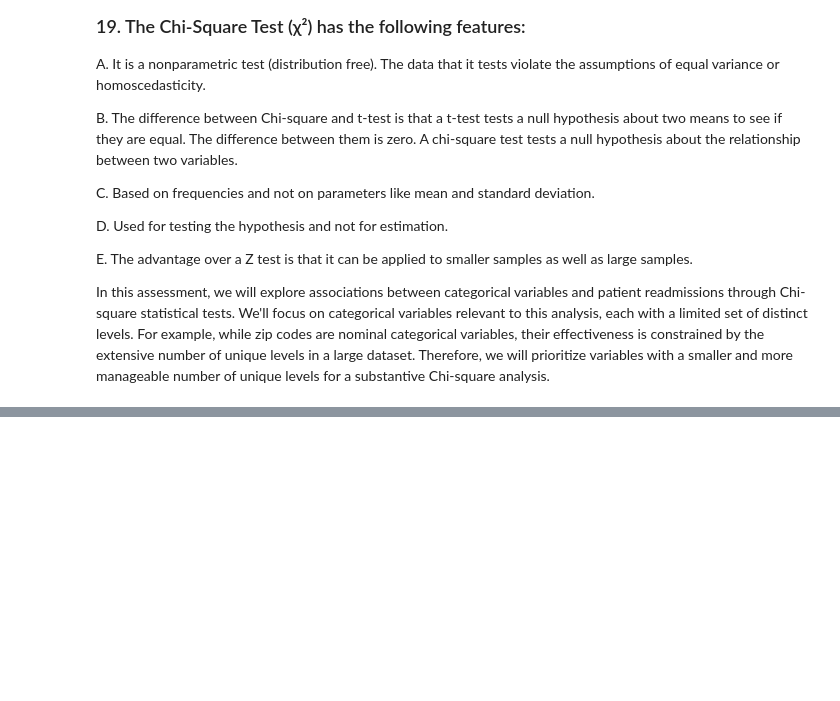
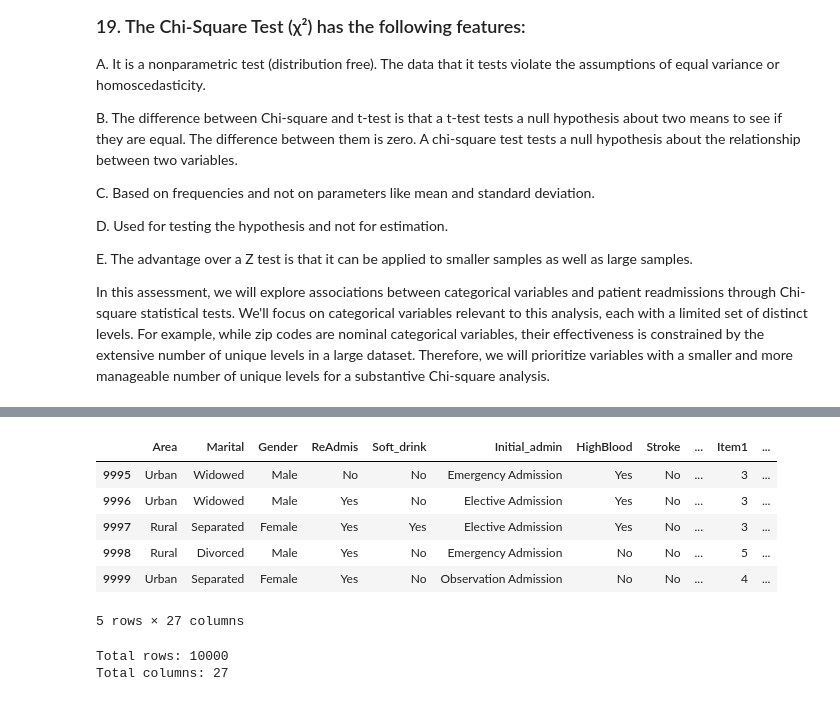
Before and after one commit to vertigoa/master, a Jupyter notebook: main.ipynb, the cells around one changed output, grey strips where cells are left out. Saved outputs shown, nothing was run; the diff lists cells and outputs as text; code cells hidden in the pictures; blank space fills up the shorter version.

```diff
--- a/main.ipynb
+++ b/main.ipynb
@@ -650,0 +755,19 @@ In this assessment, we will explore associations between categorical variables a
+# %%
+# View the last 5 rows of the dataframe
+df.tail()
+# %% [output]
+|  | Area | Marital | Gender | ReAdmis | Soft_drink | Initial_admin | HighBlood | Stroke | ... | Item1 | ... |
+| 9995 | Urban | Widowed | Male | No | No | Emergency Admission | Yes | No | ... | 3 | ... |
+| 9996 | Urban | Widowed | Male | Yes | No | Elective Admission | Yes | No | ... | 3 | ... |
+| 9997 | Rural | Separated | Female | Yes | Yes | Elective Admission | Yes | No | ... | 3 | ... |
+| 9998 | Rural | Divorced | Male | Yes | No | Emergency Admission | No | No | ... | 5 | ... |
+| 9999 | Urban | Separated | Female | Yes | No | Observation Admission | No | No | ... | 4 | ... |
+5 rows × 27 columns
+# %%
+# Understanding the Data
+# Check the shape of the DataFrame. df.shape returns a tuple: ([0],[1]) = (rows, columns)
+print('Total rows:', df.shape[0])
+print('Total columns:', df.shape[1])
+# %% [output]
+Total rows: 10000
+Total columns: 27
```
Also changed, not shown: parts of 10 cells of this notebook, 2 other files.
